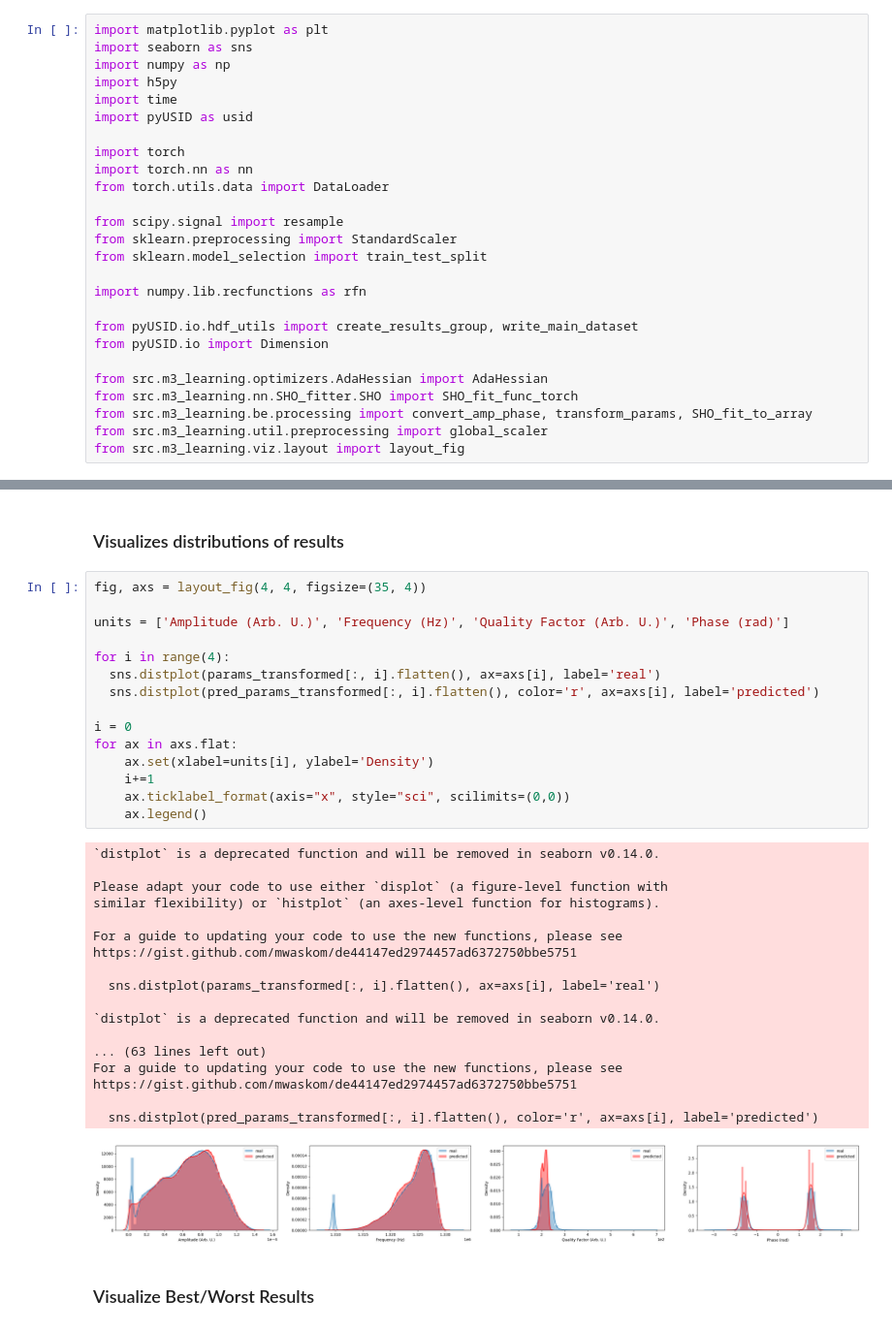
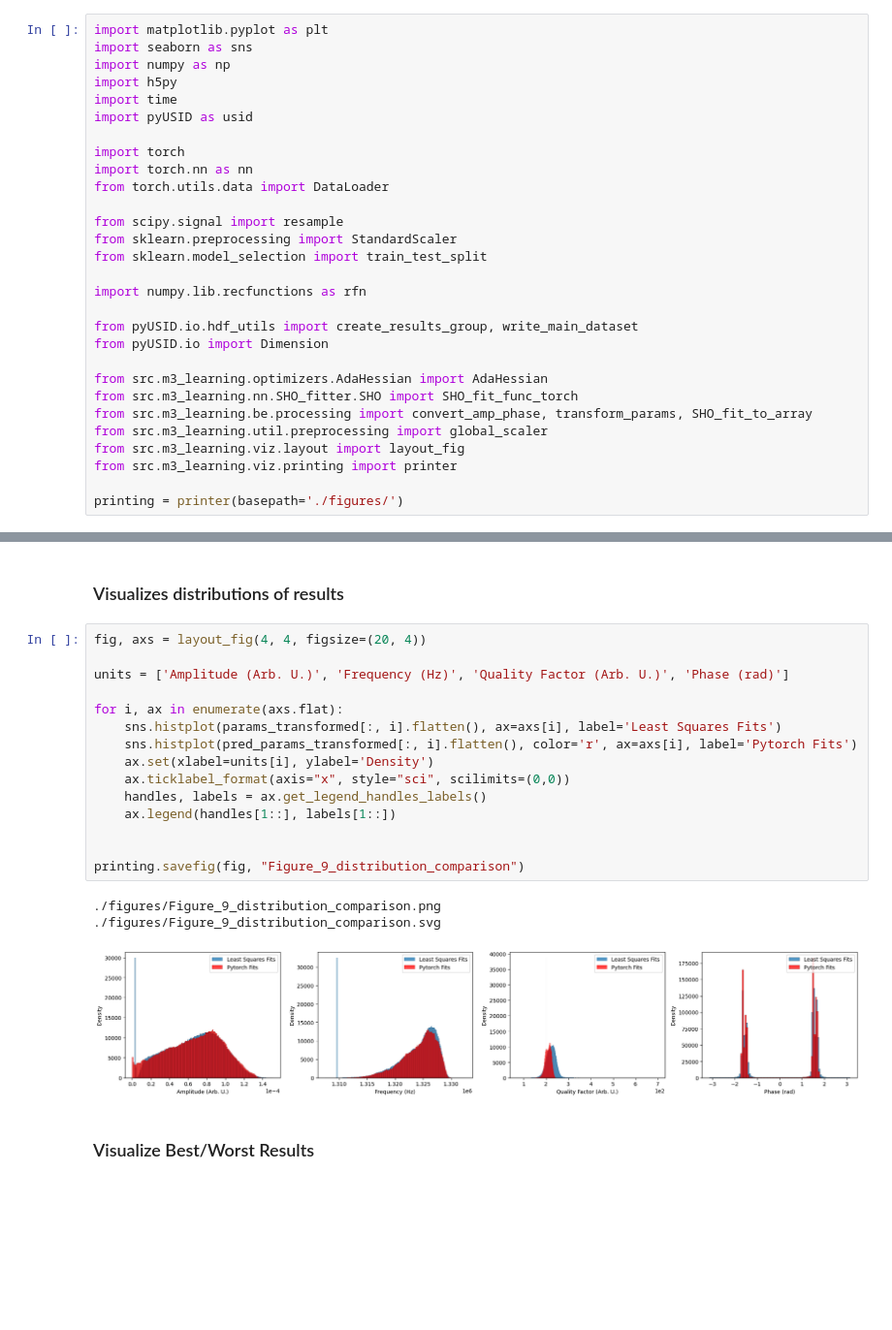
Before and after one commit to m3-learning/m3_learning_old, a Jupyter notebook: m3_learning/papers/2023_Rapid_Fitting/5_Pytorch_SHO_Inference.ipynb, the cells around one changed output, grey strips where cells are left out. Shown at 97% size. Cells and saved outputs as stored; diff of their text form; blank space fills up the shorter version.

```diff
--- a/m3_learning/papers/2023_Rapid_Fitting/5_Pytorch_SHO_Inference.ipynb
+++ b/m3_learning/papers/2023_Rapid_Fitting/5_Pytorch_SHO_Inference.ipynb
@@ -29,6 +29,9 @@ from src.m3_learning.nn.SHO_fitter.SHO import SHO_fit_func_torch
 from src.m3_learning.be.processing import convert_amp_phase, transform_params, SHO_fit_to_array
 from src.m3_learning.util.preprocessing import global_scaler
 from src.m3_learning.viz.layout import layout_fig
+from src.m3_learning.viz.printing import printer
+
+printing = printer(basepath='./figures/')
 # %% [markdown]
 ## Loads data
 # %%
@@ -214,39 +217,24 @@ params_transformed, pred_params_transformed = transform_params(test_params_copy,
 # %% [markdown]
 ### Visualizes distributions of results
 # %%
-fig, axs = layout_fig(4, 4, figsize=(35, 4))
+fig, axs = layout_fig(4, 4, figsize=(20, 4))
 
 units = ['Amplitude (Arb. U.)', 'Frequency (Hz)', 'Quality Factor (Arb. U.)', 'Phase (rad)']
 
-for i in range(4):
-  sns.distplot(params_transformed[:, i].flatten(), ax=axs[i], label='real')
-  sns.distplot(pred_params_transformed[:, i].flatten(), color='r', ax=axs[i], label='predicted')
+for i, ax in enumerate(axs.flat):
+    sns.histplot(params_transformed[:, i].flatten(), ax=axs[i], label='Least Squares Fits')
+    sns.histplot(pred_params_transformed[:, i].flatten(), color='r', ax=axs[i], label='Pytorch Fits')
+    ax.set(xlabel=units[i], ylabel='Density')
+    ax.ticklabel_format(axis="x", style="sci", scilimits=(0,0))
+    handles, labels = ax.get_legend_handles_labels()
+    ax.legend(handles[1::], labels[1::])
 
-i = 0
-for ax in axs.flat:
-    ax.set(xlabel=units[i], ylabel='Density')
-    i+=1
-    ax.ticklabel_format(axis="x", style="sci", scilimits=(0,0))
-    ax.legend()
+
+printing.savefig(fig, "Figure_9_distribution_comparison")
 # %% [output]
-`distplot` is a deprecated function and will be removed in seaborn v0.14.0.
-
-Please adapt your code to use either `displot` (a figure-level function with
-similar flexibility) or `histplot` (an axes-level function for histograms).
-
-For a guide to updating your code to use the new functions, please see
-https://gist.github.com/mwaskom/de44147ed2974457ad6372750bbe5751
-
-  sns.distplot(params_transformed[:, i].flatten(), ax=axs[i], label='real')
-
-`distplot` is a deprecated function and will be removed in seaborn v0.14.0.
-
-... (63 lines left out)
-For a guide to updating your code to use the new functions, please see
-https://gist.github.com/mwaskom/de44147ed2974457ad6372750bbe5751
-
-  sns.distplot(pred_params_transformed[:, i].flatten(), color='r', ax=axs[i], label='predicted')
+./figures/Figure_9_distribution_comparison.png
+./figures/Figure_9_distribution_comparison.svg
-[figure, old version]
+[figure, new version]
 # %% [markdown]
 ### Visualize Best/Worst Results
 # %%
```
Also changed, not shown: parts of 4 cells of this notebook, 6 other files.
